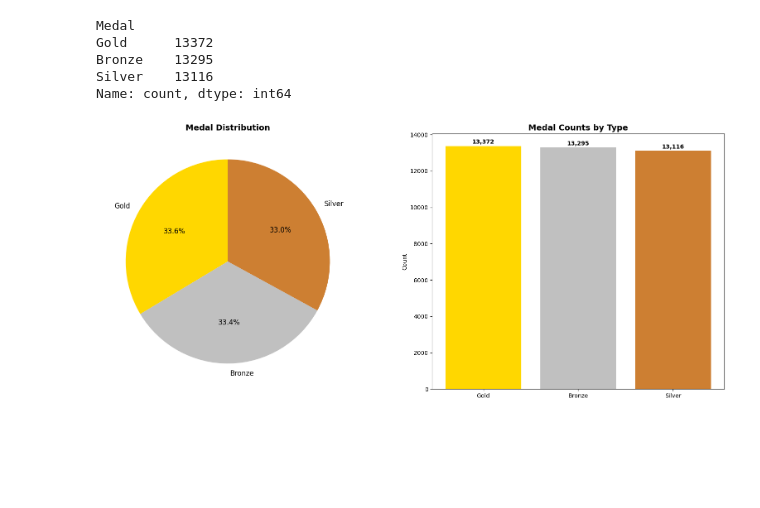
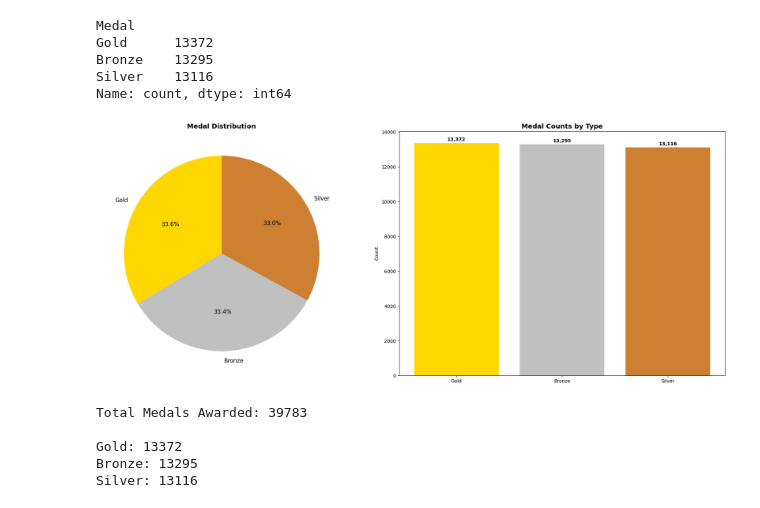
Before and after one commit to Dani-8/120Years-Of-Olympics-Data-Analysis, a Jupyter notebook: Olympic Medal Prediction ML Analysis.ipynb, the cells around one changed output. Drawn from its saved outputs; the diff is of its cells as text; code cells hidden in the pictures; blank space fills up the shorter version.

```diff
--- a/Olympic Medal Prediction ML Analysis.ipynb
+++ b/Olympic Medal Prediction ML Analysis.ipynb
@@ -187,20 +187,32 @@ Name: count, dtype: int64
 # %%
 fig, axes = plt.subplots(1,2, figsize=(20,8))
 colors = ['#FFD700', '#C0C0C0', '#CD7F32']  # Gold, Silver, Bronze colors
 
 axes[0].pie(medal_count.values, labels=medal_count.index, colors=colors, autopct="%1.1f%%", textprops={"fontsize":12}, startangle=90)
 axes[0].set_title('Medal Distribution', fontweight="bold", fontsize=14)
 
 bars = axes[1].bar(medal_count.index, medal_count.values, color=colors)
 axes[1].set_title('Medal Counts by Type', fontweight='bold', fontsize=14)
 axes[1].set_xticklabels(medal_count.index)
 axes[1].set_ylabel("Count")
 
 for bar in bars:
     height = bar.get_height()
     axes[1].text(bar.get_x() + bar.get_width()/2, height + 50,
         f"{int(height):,}", fontweight="bold", va="bottom", ha="center")
 
+plt.tight_layout()
 plt.show()
 # %% [output]
-[figure, old version]
+[figure, new version]
+# %%
+print(f"Total Medals Awarded: {medal_count.sum()}\n")
+
+for medal, count in medal_count.items():
+    print(f"{medal}: {count}")
+# %% [output]
+Total Medals Awarded: 39783
+
+Gold: 13372
+Bronze: 13295
+Silver: 13116
```
